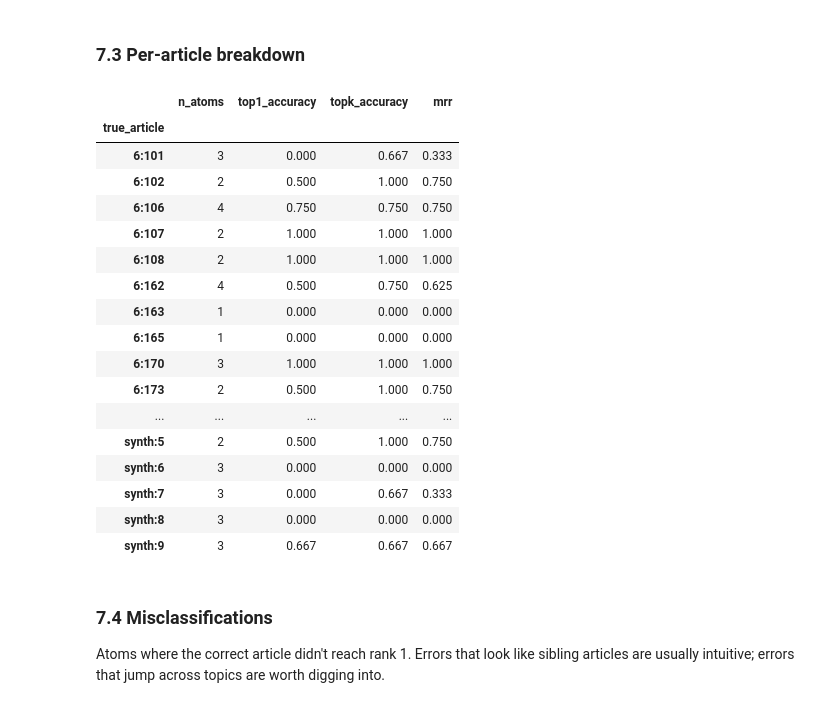
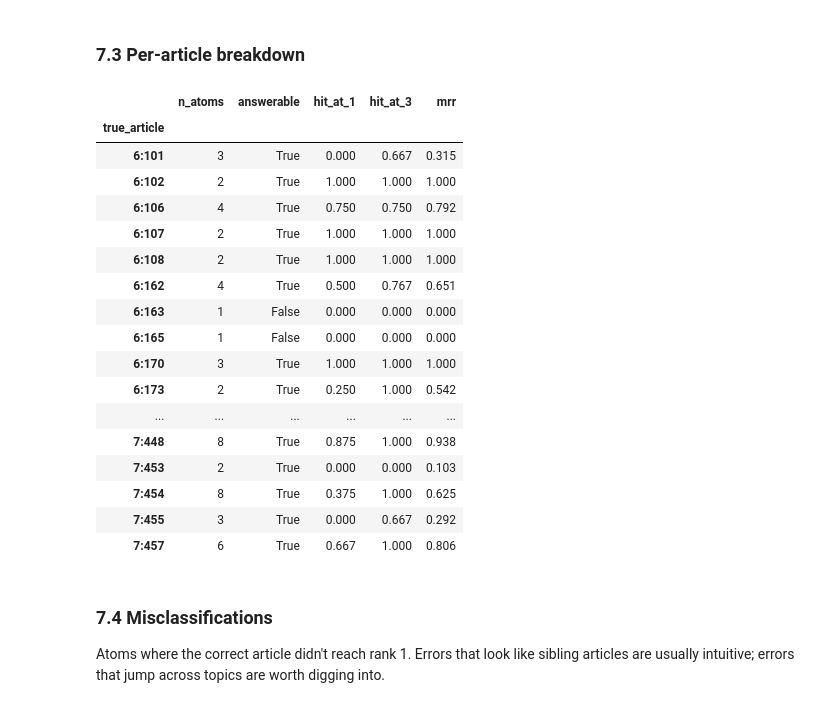
Before and after one commit to robinAssam/ArticleRelationshipModel, a Jupyter notebook: notebooks/01_explore_atoms.ipynb, the cells around one changed output. Drawn from its saved outputs; the diff is of its cells as text; code cells hidden in the pictures.

```diff
--- a/notebooks/01_explore_atoms.ipynb
+++ b/notebooks/01_explore_atoms.ipynb
@@ -424,8 +442,13 @@ correct article appears at rank 1 and in top-k, plus reciprocal rank.
 # %%
-eval_df, summary = evaluate_classifier_loo(df, weights=weights_idf, sim_pairs=sim_pairs, alpha=0.5, top_k=3)
+df_eval = drop_synthetic(df)
+weights_eval = compute_tag_weights(df_eval, method='idf')
+print(f'Evaluating on {len(df_eval)} real atoms across {df_eval["article_id"].nunique()} articles')
+print()
+
+eval_df, summary = evaluate_article_retrieval(df_eval, sim_pairs=sim_pairs, alpha=0.5)
 print('Overall:')
 for k, v in summary.items():
     print(f'  {k:25s} {v}')
 print()
-eval_df[['atom_id', 'true_article', 'top1_match', 'top1_hit', 'rank']]
+eval_df[['atom_id', 'true_article', 'predicted_article', 'answerable', 'rank', 'rr']]
 # %% [output]
@@ -452,30 +514,31 @@ Overall:
 # %%
 per_article = eval_df.groupby('true_article').agg(
     n_atoms=('atom_id', 'size'),
-    top1_accuracy=('top1_hit', 'mean'),
-    topk_accuracy=('topk_hit', 'mean'),
-    mrr=('reciprocal_rank', 'mean'),
+    answerable=('answerable', 'all'),
+    hit_at_1=('hit@1', 'mean'),
+    hit_at_3=('hit@3', 'mean'),
+    mrr=('rr', 'mean'),
 ).round(3)
 per_article
 # %% [output]
-|  | n_atoms | top1_accuracy | topk_accuracy | mrr |
-| true_article |  |  |  |  |
-| 6:101 | 3 | 0.000 | 0.667 | 0.333 |
-| 6:102 | 2 | 0.500 | 1.000 | 0.750 |
-| 6:106 | 4 | 0.750 | 0.750 | 0.750 |
-| 6:107 | 2 | 1.000 | 1.000 | 1.000 |
-| 6:108 | 2 | 1.000 | 1.000 | 1.000 |
-| 6:162 | 4 | 0.500 | 0.750 | 0.625 |
-| 6:163 | 1 | 0.000 | 0.000 | 0.000 |
-| 6:165 | 1 | 0.000 | 0.000 | 0.000 |
-| 6:170 | 3 | 1.000 | 1.000 | 1.000 |
-| 6:173 | 2 | 0.500 | 1.000 | 0.750 |
-| ... | ... | ... | ... | ... |
-| synth:5 | 2 | 0.500 | 1.000 | 0.750 |
-| synth:6 | 3 | 0.000 | 0.000 | 0.000 |
-| synth:7 | 3 | 0.000 | 0.667 | 0.333 |
-| synth:8 | 3 | 0.000 | 0.000 | 0.000 |
-| synth:9 | 3 | 0.667 | 0.667 | 0.667 |
+|  | n_atoms | answerable | hit_at_1 | hit_at_3 | mrr |
+| true_article |  |  |  |  |  |
+| 6:101 | 3 | True | 0.000 | 0.667 | 0.315 |
+| 6:102 | 2 | True | 1.000 | 1.000 | 1.000 |
+| 6:106 | 4 | True | 0.750 | 0.750 | 0.792 |
+| 6:107 | 2 | True | 1.000 | 1.000 | 1.000 |
+| 6:108 | 2 | True | 1.000 | 1.000 | 1.000 |
+| 6:162 | 4 | True | 0.500 | 0.767 | 0.651 |
+| 6:163 | 1 | False | 0.000 | 0.000 | 0.000 |
+| 6:165 | 1 | False | 0.000 | 0.000 | 0.000 |
+| 6:170 | 3 | True | 1.000 | 1.000 | 1.000 |
+| 6:173 | 2 | True | 0.250 | 1.000 | 0.542 |
+| ... | ... | ... | ... | ... | ... |
+| 7:448 | 8 | True | 0.875 | 1.000 | 0.938 |
+| 7:453 | 2 | True | 0.000 | 0.000 | 0.103 |
+| 7:454 | 8 | True | 0.375 | 1.000 | 0.625 |
+| 7:455 | 3 | True | 0.000 | 0.667 | 0.292 |
+| 7:457 | 6 | True | 0.667 | 1.000 | 0.806 |
 # %% [markdown]
 ### 7.4 Misclassifications
 
```
Also changed, not shown: parts of 23 cells of this notebook, 16 other files.
